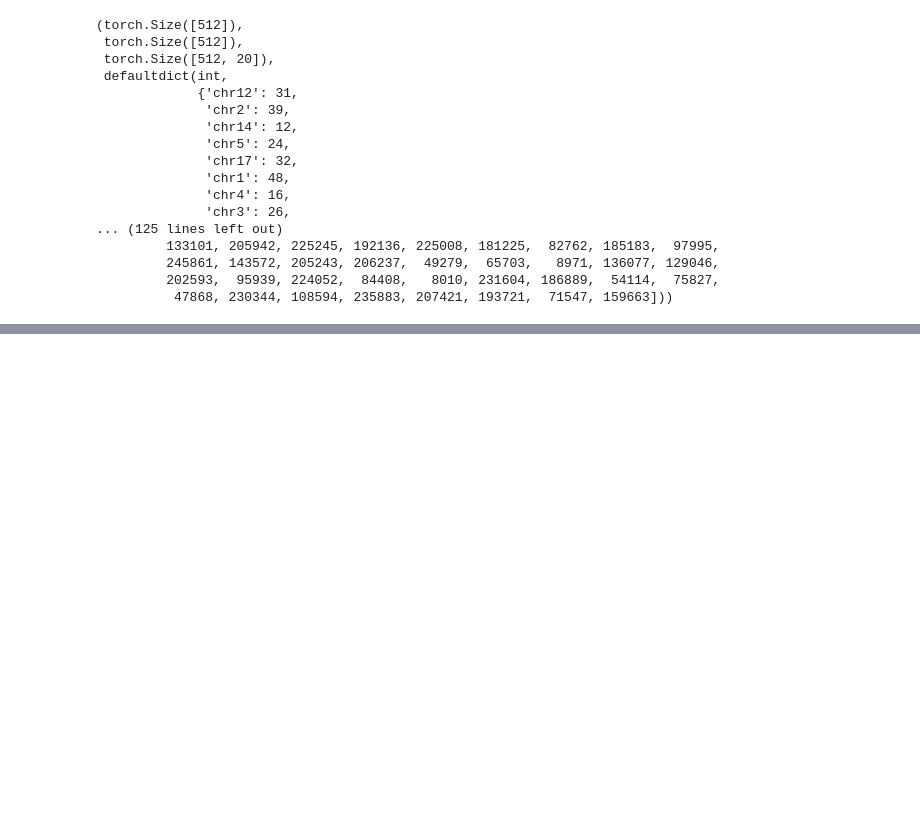
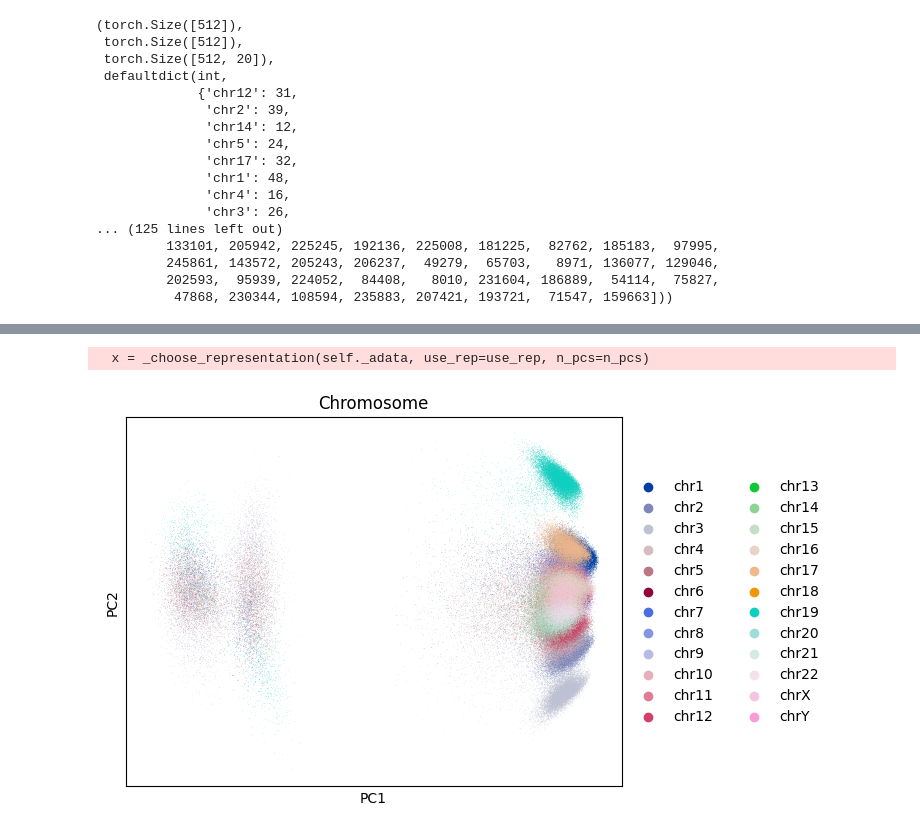
Before and after one commit to Claptar/peak2vec, a Jupyter notebook: notebooks/train.ipynb, the cells around one changed output, grey strips where cells are left out. Drawn from its saved outputs; the diff is of its cells as text; code cells hidden in the pictures; blank space fills up the shorter version.

```diff
--- a/notebooks/train.ipynb
+++ b/notebooks/train.ipynb
@@ -334,0 +351,3 @@ Run summary:
+# %%
+adata_emb.obs = adata.var.copy()
+adata_emb.obs.head()
@@ -334,0 +362,10 @@ Run summary:
+# %%
+sc.pp.neighbors(adata_emb, n_neighbors=15, n_pcs=50, metric="cosine")
+sc.pp.pca(adata_emb, n_comps=50)
+sc.tl.umap(adata_emb, random_state=4)
+# %% [output]
+  x = _choose_representation(self._adata, use_rep=use_rep, n_pcs=n_pcs)
+# %%
+sc.pl.pca(adata_emb, color=["Chromosome"], ncols=1)
+# %% [output]
+[figure, added]
```
Also changed, not shown: parts of 7 cells of this notebook.
